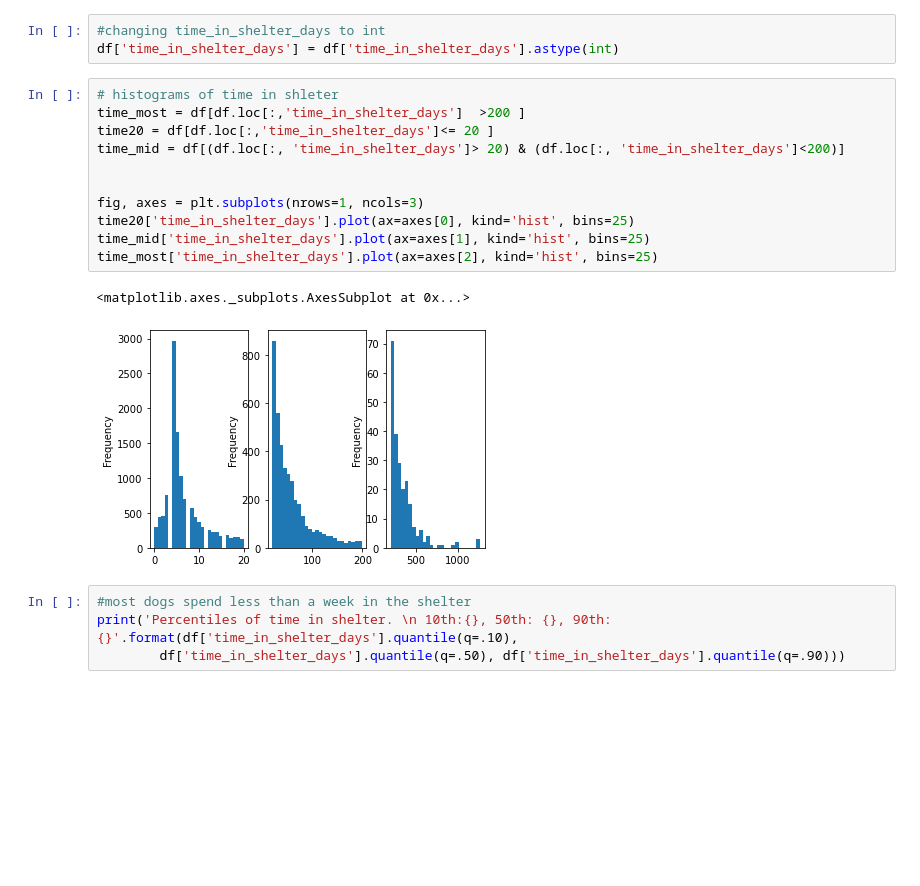
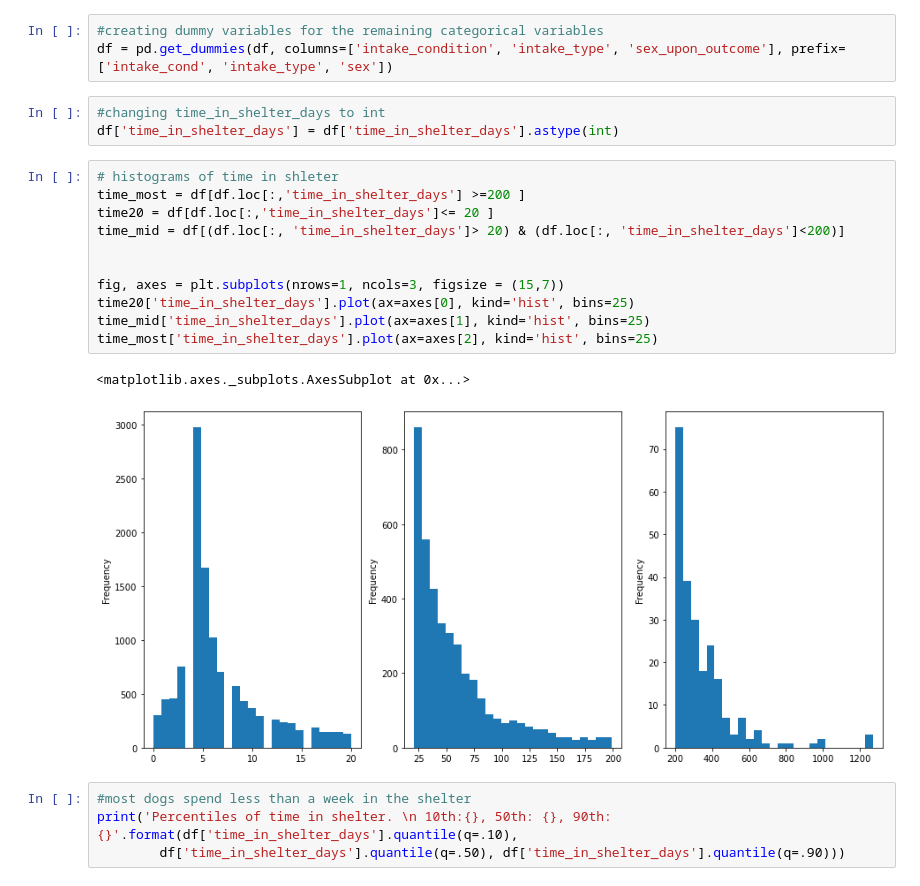
Before and after one commit to amandawhite013/CapstoneTwo, a Jupyter notebook: Preprocessing.ipynb, the cells around one changed output. Saved outputs shown, nothing was run; the diff lists cells and outputs as text; blank space fills up the shorter version.

Commit message:
added dummy variables and cleaned up code

```diff
--- a/Preprocessing.ipynb
+++ b/Preprocessing.ipynb
@@ -24,23 +24,26 @@ df.head()
 | 6 | 32 | Adoption | 15 | 2016-11-15 10:37:00 | 2016-11 | Dog | ... |
 | 7 | 48 | Adoption | 11 | 2013-11-16 12:24:00 | 2013-11 | Dog | ... |
 5 rows × 58 columns
+# %%
+#creating dummy variables for the remaining categorical variables
+df = pd.get_dummies(df, columns=['intake_condition', 'intake_type', 'sex_upon_outcome'], prefix=['intake_cond', 'intake_type', 'sex'])
 # %%
 #changing time_in_shelter_days to int
 df['time_in_shelter_days'] = df['time_in_shelter_days'].astype(int)
 # %%
 # histograms of time in shleter
-time_most = df[df.loc[:,'time_in_shelter_days']  >200 ]
+time_most = df[df.loc[:,'time_in_shelter_days'] >=200 ]
 time20 = df[df.loc[:,'time_in_shelter_days']<= 20 ]
 time_mid = df[(df.loc[:, 'time_in_shelter_days']> 20) & (df.loc[:, 'time_in_shelter_days']<200)]
 
 
-fig, axes = plt.subplots(nrows=1, ncols=3)
+fig, axes = plt.subplots(nrows=1, ncols=3, figsize = (15,7))
 time20['time_in_shelter_days'].plot(ax=axes[0], kind='hist', bins=25)
 time_mid['time_in_shelter_days'].plot(ax=axes[1], kind='hist', bins=25)
 time_most['time_in_shelter_days'].plot(ax=axes[2], kind='hist', bins=25)
 # %% [output]
 <matplotlib.axes._subplots.AxesSubplot at 0x...>
-[figure, old version]
+[figure, new version]
 # %%
 #most dogs spend less than a week in the shelter
 print('Percentiles of time in shelter. \n 10th:{}, 50th: {}, 90th: {}'.format(df['time_in_shelter_days'].quantile(q=.10),
```
Also changed, not shown: parts of 5 cells of this notebook.
